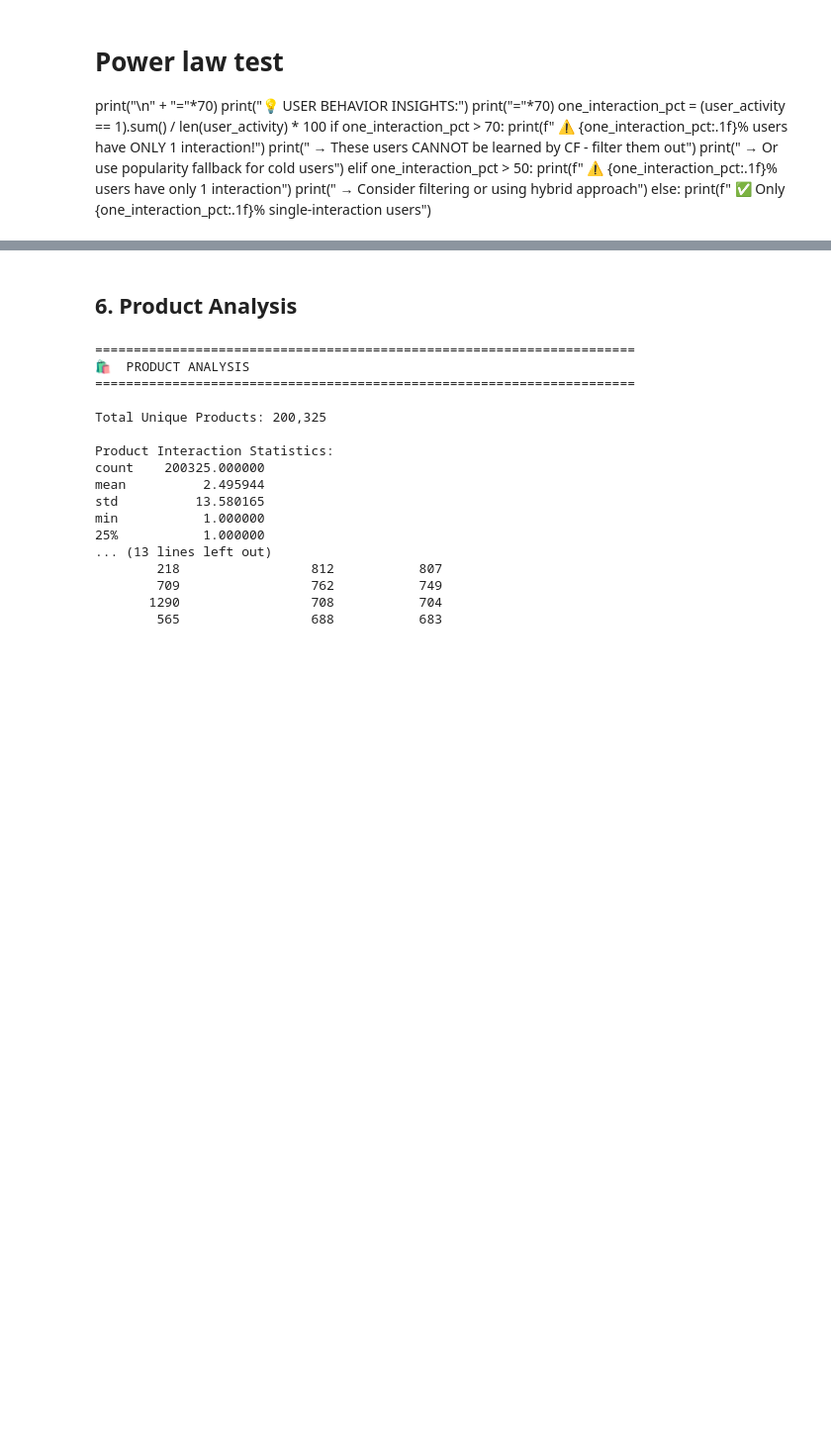
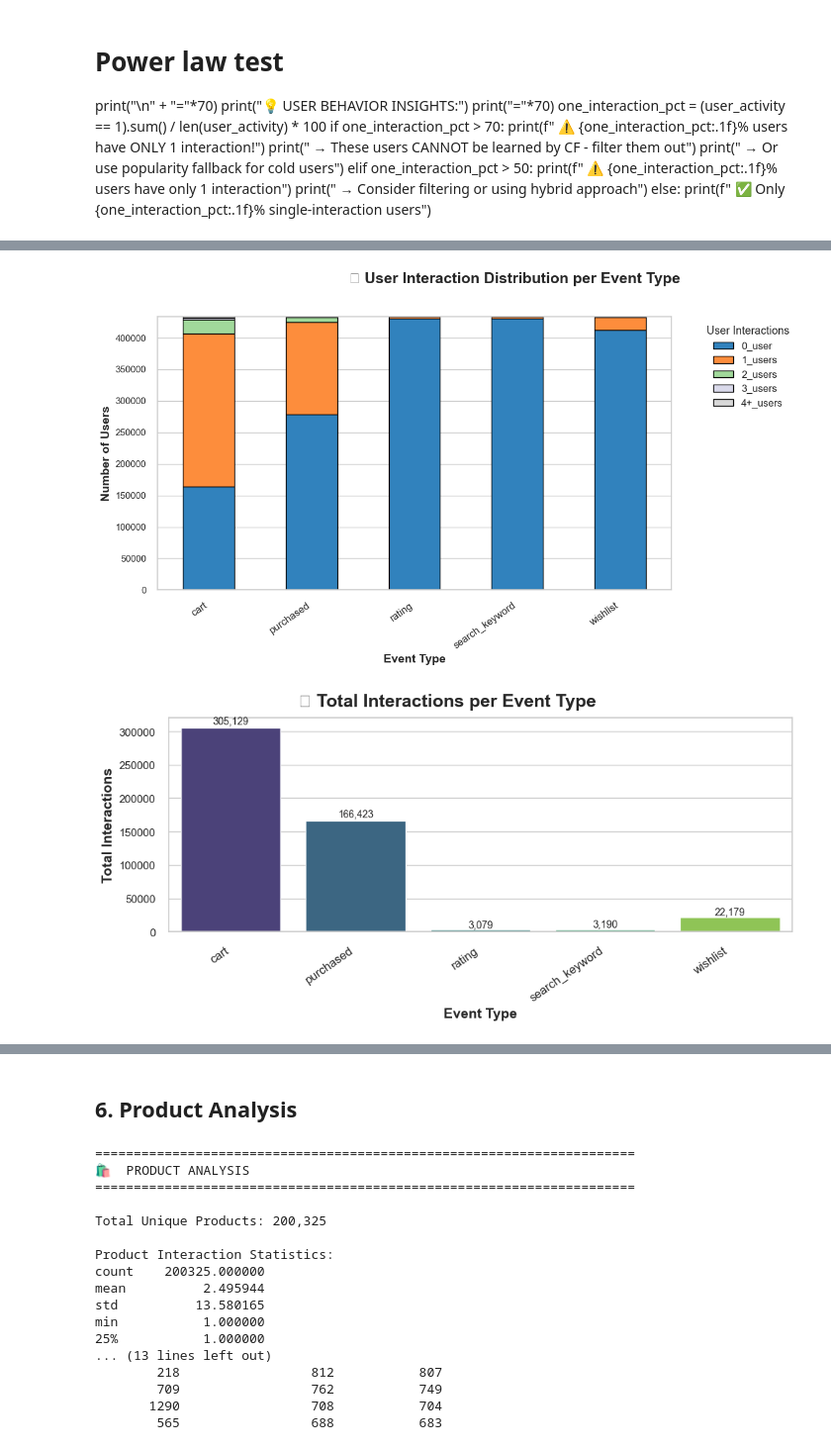
Before and after one commit to Mazenasag/E-Commerce_Recommendation_System, a Jupyter notebook: notebooks/eda.ipynb, the cells around one changed output, grey strips where cells are left out. Shown at 99% size. Cells and saved outputs as stored; diff of their text form; code cells hidden in the pictures; blank space fills up the shorter version.

Commit message:
Data cleaning and Data Transformation Trails

```diff
--- a/notebooks/eda.ipynb
+++ b/notebooks/eda.ipynb
@@ -581,3 +754,64 @@ else:
+# %%
+import matplotlib.pyplot as plt
+import seaborn as sns
+
+sns.set(style="whitegrid")
+
+# -------------------------------
+# 1. Stacked bar chart: Users per event
+# -------------------------------
+stack_cols = ['0_user', '1_users', '2_users', '3_users', '4+_users']
+stack_data = result.set_index('event')[stack_cols]
+
+fig, ax = plt.subplots(figsize=(14, 7))
+
+stack_data.plot(
+    kind='bar',
+    stacked=True,
+    colormap='tab20c',
+    edgecolor='black',
+    ax=ax
+)
+
+# Labels and title
+ax.set_xlabel("Event Type", fontsize=14, fontweight='bold')
+ax.set_ylabel("Number of Users", fontsize=14, fontweight='bold')
+ax.set_xticklabels(ax.get_xticklabels(), rotation=35, ha='right', fontsize=12)
+ax.legend(title="User Interactions", bbox_to_anchor=(1.05, 1), loc='upper left', fontsize=12, title_fontsize=13)
+fig.suptitle("📊 User Interaction Distribution per Event Type", fontsize=18, fontweight='bold', y=0.95)
+
+plt.tight_layout(rect=[0, 0, 0.85, 0.93])
+plt.show()
+
+
+# -------------------------------
+# 2. Total interactions per event (separate chart)
+# -------------------------------
+fig, ax = plt.subplots(figsize=(10, 5))
+
+sns.barplot(
+    data=result,
+    x='event',
+    y='total_interactions',
+    palette='viridis',
+    ax=ax
+)
+
+# Labels and title
+ax.set_xlabel("Event Type", fontsize=14, fontweight='bold')
+ax.set_ylabel("Total Interactions", fontsize=14, fontweight='bold')
+ax.set_xticklabels(ax.get_xticklabels(), rotation=35, ha='right', fontsize=12)
+fig.suptitle("📈 Total Interactions per Event Type", fontsize=18, fontweight='bold', y=0.95)
+
+# Add values on top of bars
+for i, total in enumerate(result['total_interactions']):
+    ax.text(i, total + total*0.01, f"{int(total):,}", ha='center', va='bottom', fontsize=10)
+
+plt.tight_layout()
+plt.show()
+# %% [output]
+[figure, added]
+[figure, added]
 # %%
 # ============================================================
 # CELL 9: CO-OCCURRENCE ANALYSIS (CF Feasibility Check)
```
Also changed, not shown: parts of 23 cells of this notebook, 3 other files.
